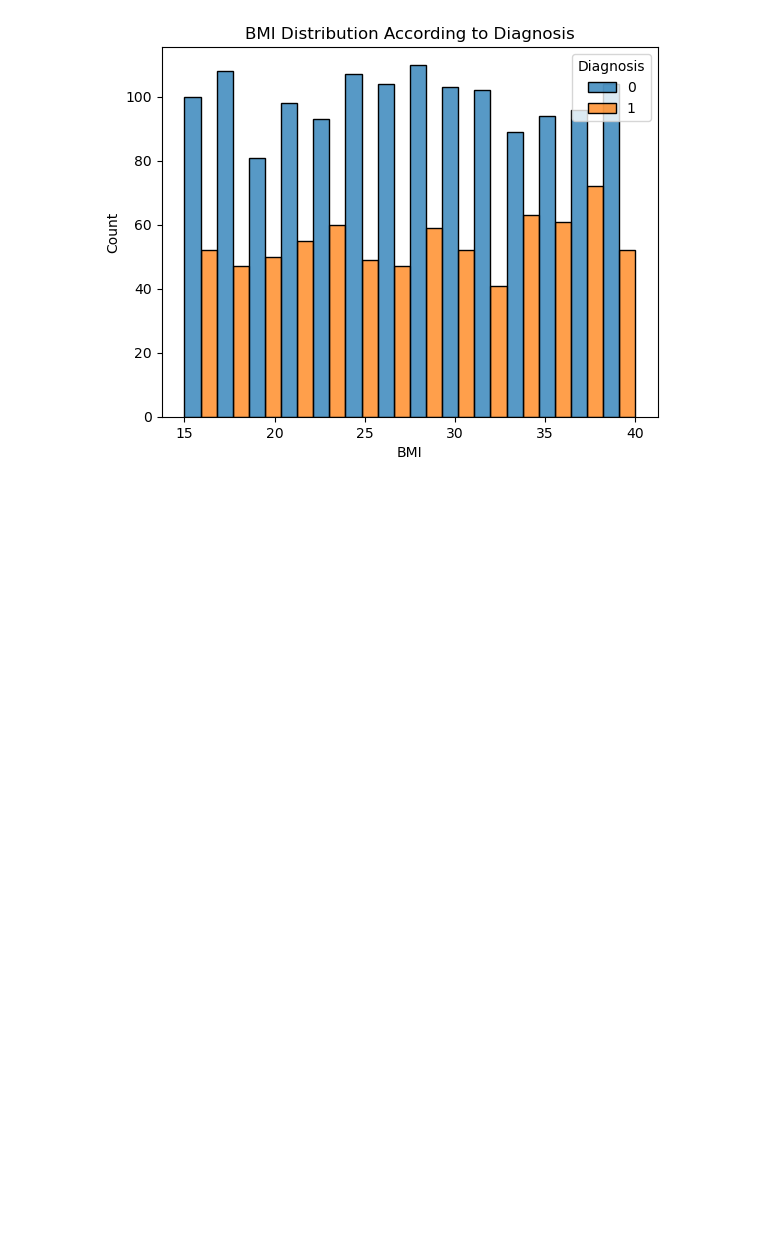
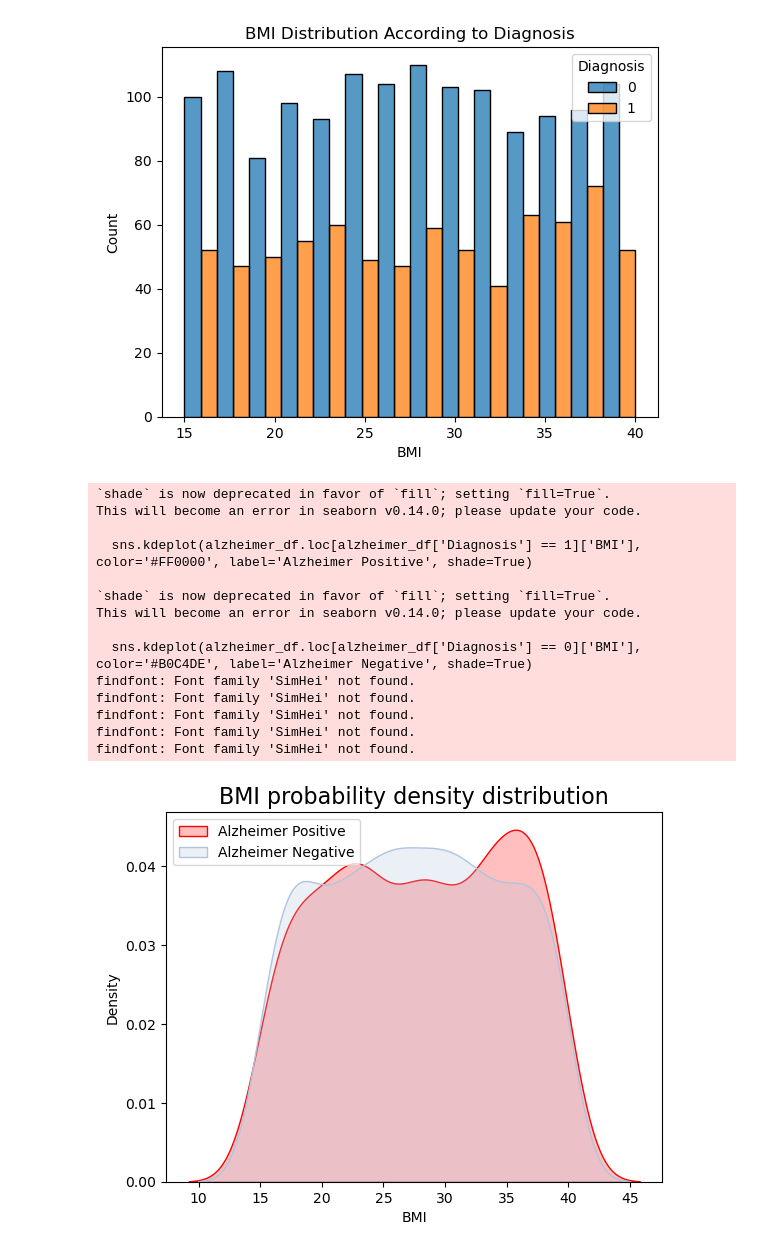
Before and after one commit to Project-4-Team-2/Project-4-Team-2, a Jupyter notebook: alzheimer_analysis_pre.ipynb, the cells around one changed output. Cells and saved outputs as stored; diff of their text form; code cells hidden in the pictures; blank space fills up the shorter version.

```diff
--- a/alzheimer_analysis_pre.ipynb
+++ b/alzheimer_analysis_pre.ipynb
@@ -244,3 +244,26 @@ sns.histplot(data=alzheimer_df, x='BMI', hue='Diagnosis', multiple='dodge').set_
 # %% [output]
 Text(0.5, 1.0, 'BMI Distribution According to Diagnosis')
 [figure]
+# %%
+# BMI probability density distribution
+sns.kdeplot(alzheimer_df.loc[alzheimer_df['Diagnosis'] == 1]['BMI'], color='#FF0000', label='Alzheimer Positive', shade=True)
+sns.kdeplot(alzheimer_df.loc[alzheimer_df['Diagnosis'] == 0]['BMI'], color='#B0C4DE', label='Alzheimer Negative', shade=True)
+plt.title('BMI probability density distribution', fontproperties='SimHei', fontsize=16)
+plt.legend(loc=2)
+plt.show()
+# %% [output]
+`shade` is now deprecated in favor of `fill`; setting `fill=True`.
+This will become an error in seaborn v0.14.0; please update your code.
+
+  sns.kdeplot(alzheimer_df.loc[alzheimer_df['Diagnosis'] == 1]['BMI'], color='#FF0000', label='Alzheimer Positive', shade=True)
+
+`shade` is now deprecated in favor of `fill`; setting `fill=True`.
+This will become an error in seaborn v0.14.0; please update your code.
+
+  sns.kdeplot(alzheimer_df.loc[alzheimer_df['Diagnosis'] == 0]['BMI'], color='#B0C4DE', label='Alzheimer Negative', shade=True)
+findfont: Font family 'SimHei' not found.
+findfont: Font family 'SimHei' not found.
+findfont: Font family 'SimHei' not found.
+findfont: Font family 'SimHei' not found.
+findfont: Font family 'SimHei' not found.
+[figure, added]
```
Also changed, not shown: parts of 4 cells of this notebook, 1 other file.
